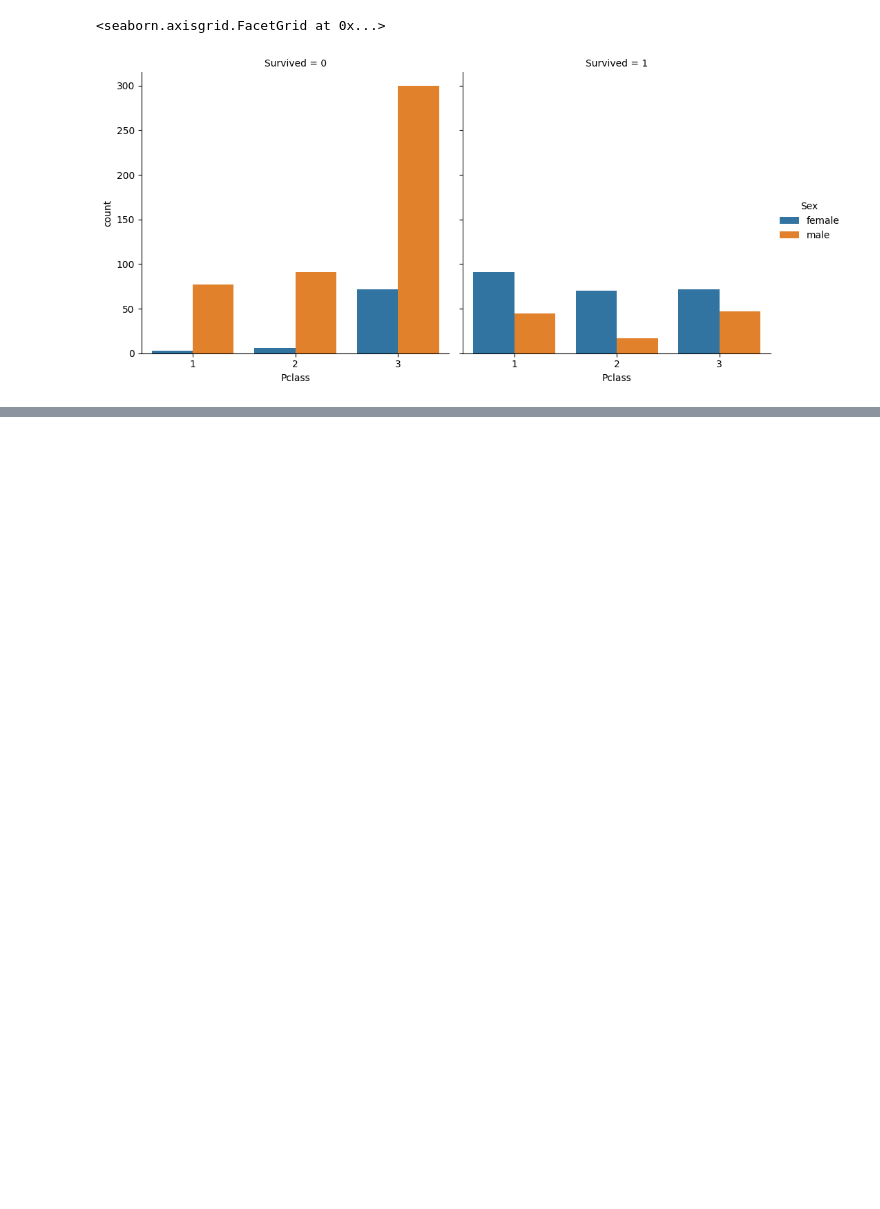
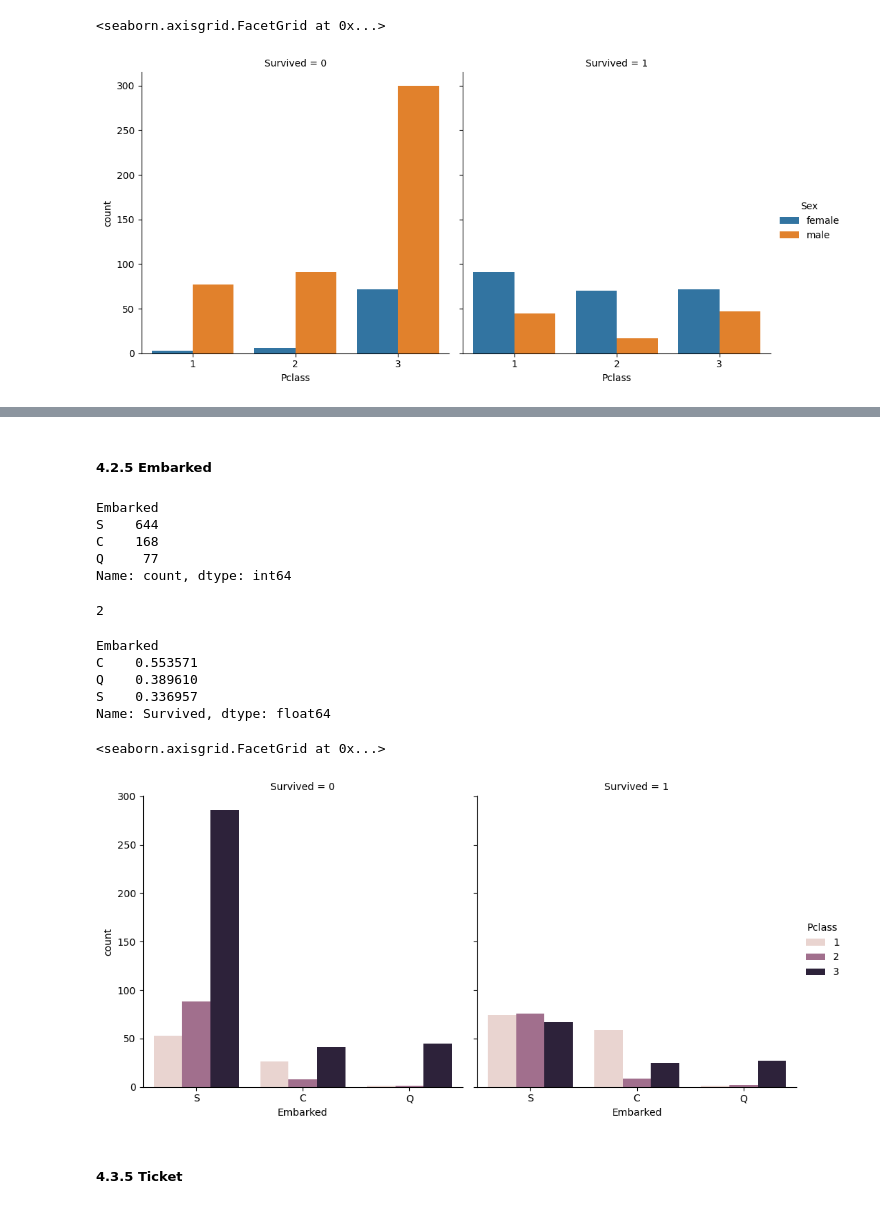
Before and after one commit to Fabiqula/Titanic_kaggle, a Jupyter notebook: main.ipynb, the cells around one changed output, grey strips where cells are left out. Drawn from its saved outputs; the diff is of its cells as text; code cells hidden in the pictures; blank space fills up the shorter version.

```diff
--- a/main.ipynb
+++ b/main.ipynb
@@ -256,0 +412,29 @@ sns.catplot(data=train, x='Pclass', col='Survived', hue='Sex', kind='count')
+# %% [markdown]
+##### 4.2.5 Embarked
+# %%
+train.Embarked.value_counts()
+# %% [output]
+Embarked
+S    644
+C    168
+Q     77
+Name: count, dtype: int64
+# %%
+train.Embarked.isnull().sum()
+# %% [output]
+2
+# %%
+train.groupby('Embarked')['Survived'].mean()
+# %% [output]
+Embarked
+C    0.553571
+Q    0.389610
+S    0.336957
+Name: Survived, dtype: float64
+# %%
+sns.catplot(data=train, x='Embarked', col='Survived', hue='Pclass' , kind='count' )
+# %% [output]
+<seaborn.axisgrid.FacetGrid at 0x...>
+[figure, added]
+# %% [markdown]
+##### 4.3.5 Ticket
```
Also changed, not shown: parts of 37 cells of this notebook.
